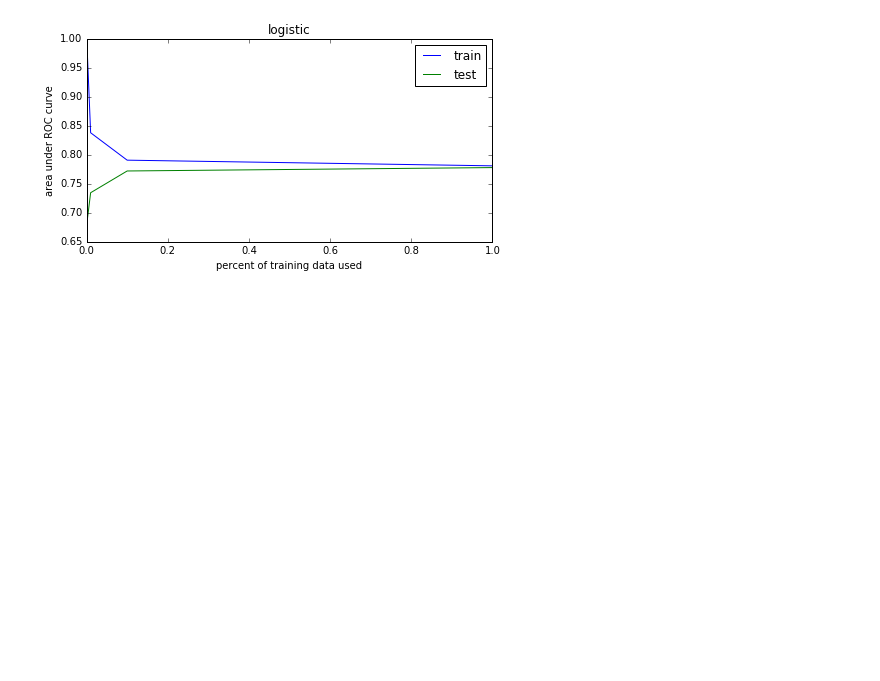
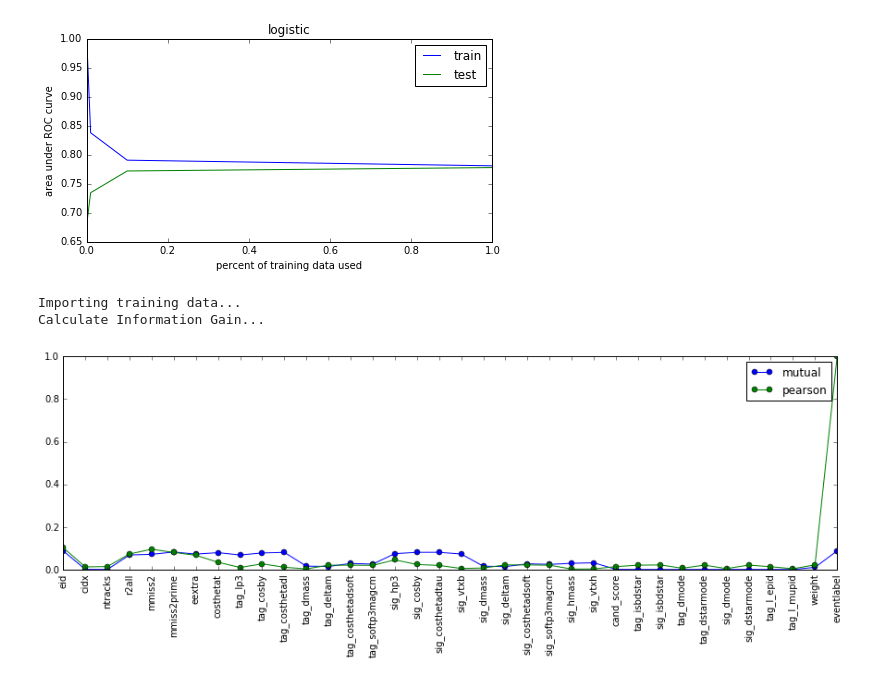
Before and after one commit to dchao34/bdtaunu_machine_learning, a Jupyter notebook: signal_detector/additive_models/presentation.ipynb, the cells around one changed output. Cells and saved outputs as stored; diff of their text form; code cells hidden in the pictures; blank space fills up the shorter version.

Commit message:
add feature_importance for signal

```diff
--- a/signal_detector/additive_models/presentation.ipynb
+++ b/signal_detector/additive_models/presentation.ipynb
@@ -137,3 +139,46 @@ LogisticRegression(C=1.0, class_weight=None, dual=False, fit_intercept=True,
 [figure]
 [figure]
 [figure]
+# %%
+%matplotlib inline
+print 'Importing training data...'
+with open('./data/train.csv') as f_train:
+	f_iter = csv.reader(f_train,delimiter=',')
+	data_list = [i for i in f_iter]
+
+data_np = np.array(data_list[1:],dtype=float)
+feature_name = data_list[0]
+
+label = data_np[:,-1]
+for i in range(len(label)):
+	if (label[i] in [1.0,2.0]):
+		label[i] = 1
+	else:
+		label[i] = 0
+
+
+print 'Calculate Information Gain...'
+mutual = []
+correlation = []
+for i in range(len(feature_name)):
+	mutual_info = mutual_info_score(data_np[:,i],label)
+	corr_info = abs(pearsonr(data_np[:,i],label)[0])
+	mutual.append(mutual_info)
+	correlation.append(corr_info)
+
+
+#plot
+x = range(len(mutual))
+plt.figure(2,figsize=(15,8))
+plt.plot(x,mutual,'-o',label='mutual')
+plt.plot(x,correlation,'-o',label='pearson')
+plt.xticks(x, feature_name, rotation='vertical')
+plt.subplots_adjust(bottom=0.5)
+plt.legend()
+pp = PdfPages('relative_importance.pdf')
+pp.savefig()
+pp.close()
+# %% [output]
+Importing training data...
+Calculate Information Gain...
+[figure, added]
```
Also changed, not shown: parts of 1 cell of this notebook.
